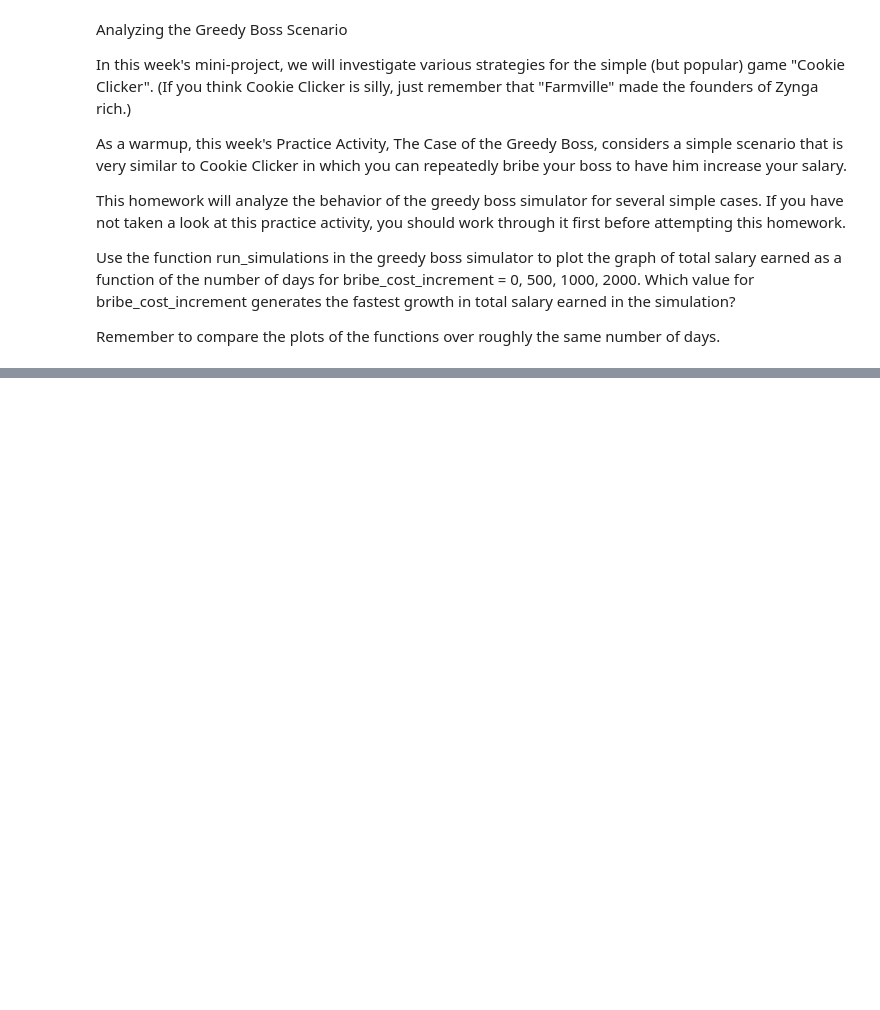
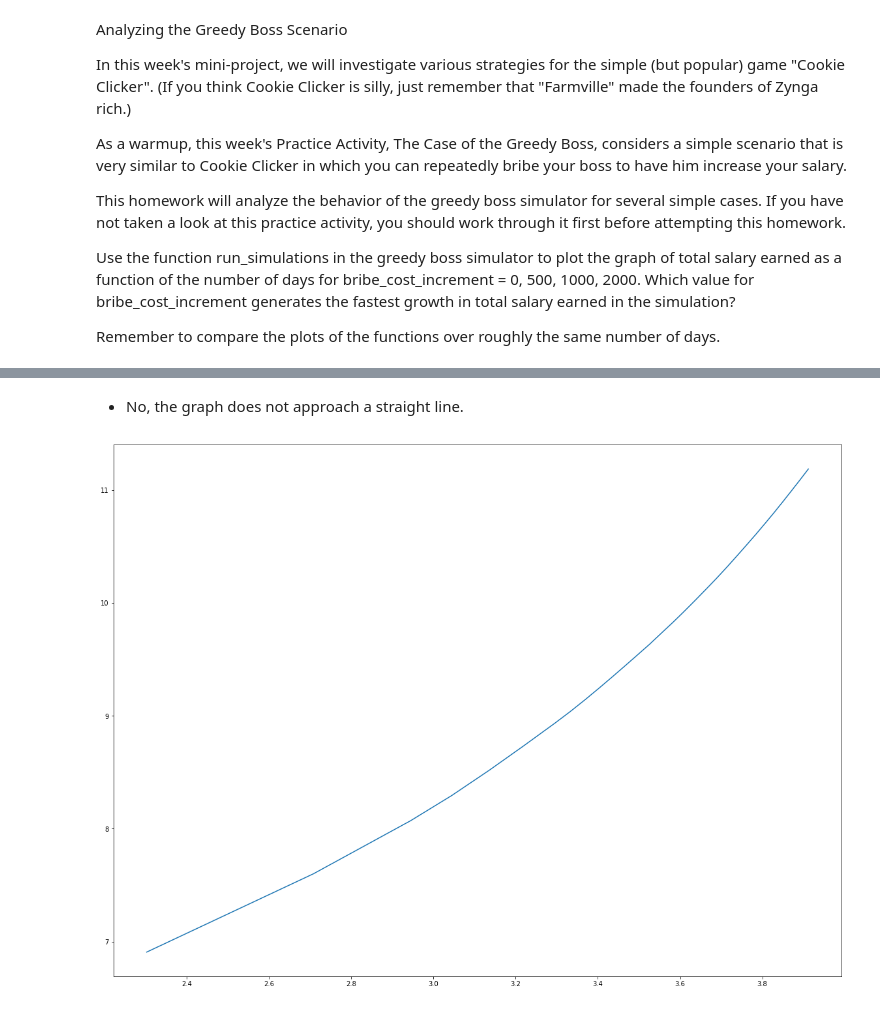
Before and after one commit to qiangwennorge/Fundalmental-of-Computing, a Jupyter notebook: Course 3 Principles of Computing (Part 1)/Homework 5 Counting, growth of functions, higher-order functions.ipynb, the cells around one changed output, grey strips where cells are left out. Drawn from its saved outputs; the diff is of its cells as text; code cells hidden in the pictures; blank space fills up the shorter version.

```diff
--- a/Course 3 Principles of Computing (Part 1)/Homework 5 Counting, growth of functions, higher-order functions.ipynb
+++ b/Course 3 Principles of Computing (Part 1)/Homework 5 Counting, growth of functions, higher-order functions.ipynb
@@ -111,0 +188,13 @@ Remember to compare the plots of the functions over roughly the same number of d
+# %% [markdown]
+- No, the graph does not approach a straight line.
+# %%
+input7 = greedy_boss(50, 0)
+
+input_days = [math.log(x) for [x, y] in input7 if x > 0]
+input_earnings = [math.log(y) for [x, y] in input7 if x > 0]
+
+plt.figure(figsize = (20, 15))
+plt.plot(input_days, input_earnings, label = 'Bride increment = 0')
+plt.show()
+# %% [output]
+[figure, added]
```
Also changed, not shown: parts of 31 cells of this notebook.
